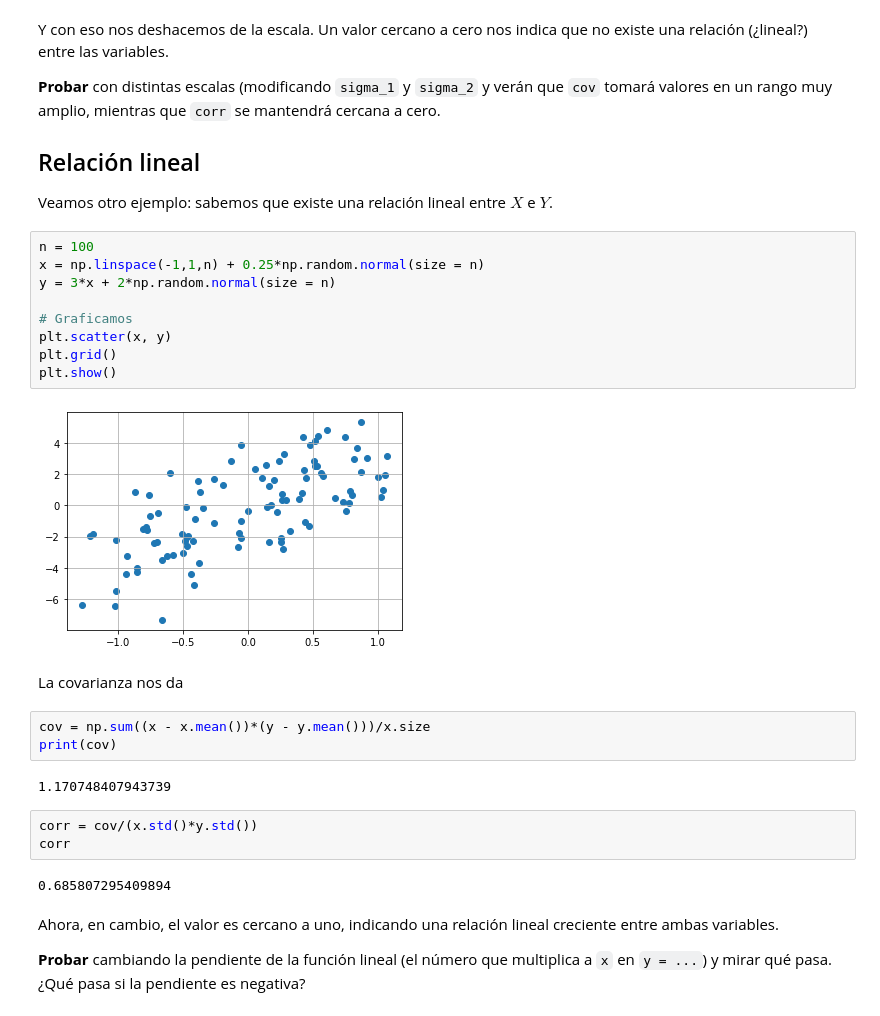
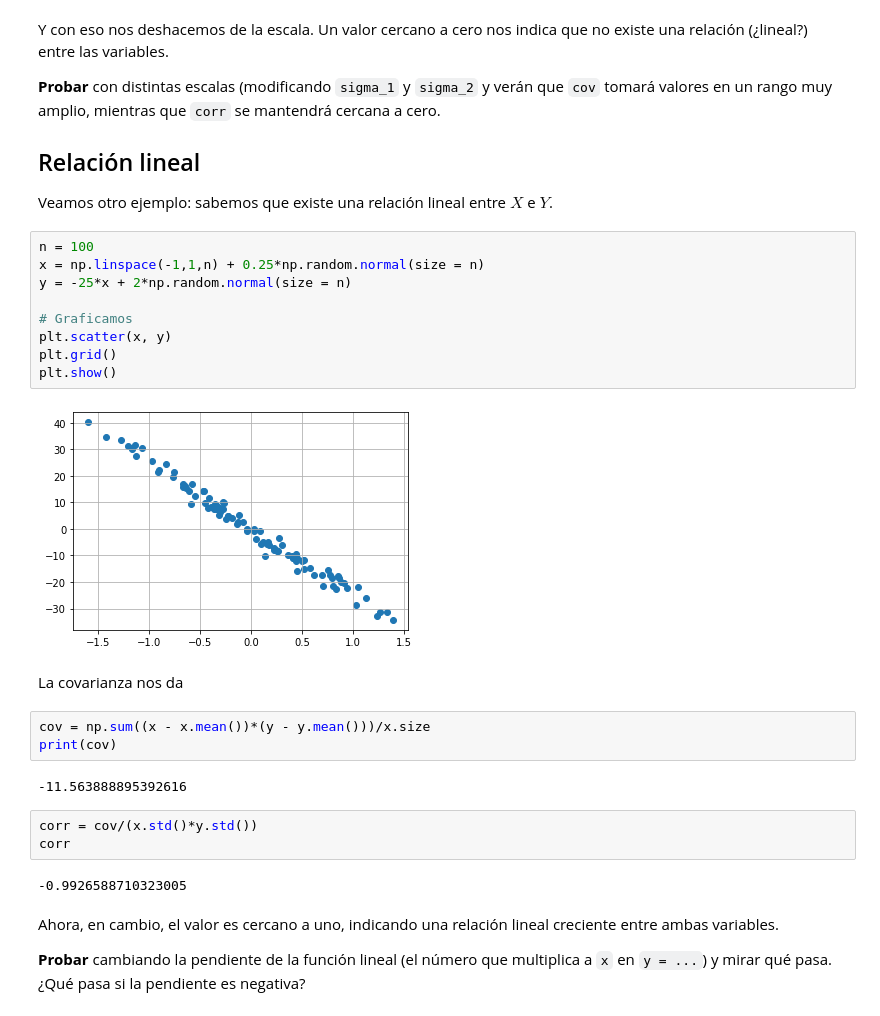
Before and after one commit to JulianLangberg/Bootcamp-DataScience, a Jupyter notebook: DS-M6/Clase 01/Homework_4_Correlación entre Variables.ipynb, the cells around one changed output. Saved outputs shown, nothing was run; the diff lists cells and outputs as text.

```diff
--- a/DS-M6/Clase 01/Homework_4_Correlación entre Variables.ipynb
+++ b/DS-M6/Clase 01/Homework_4_Correlación entre Variables.ipynb
@@ -55,26 +56,26 @@ Veamos otro ejemplo: sabemos que existe una relación lineal entre $X$ e $Y$.
 # %%
 n = 100
 x = np.linspace(-1,1,n) + 0.25*np.random.normal(size = n)
-y = 3*x + 2*np.random.normal(size = n)
+y = -25*x + 2*np.random.normal(size = n)
 
 # Graficamos
 plt.scatter(x, y)
 plt.grid()
 plt.show()
 # %% [output]
-[figure, old version]
+[figure, new version]
 # %% [markdown]
 La covarianza nos da
 # %%
 cov = np.sum((x - x.mean())*(y - y.mean()))/x.size
 print(cov)
 # %% [output]
-1.170748407943739
+-11.563888895392616
 # %%
 corr = cov/(x.std()*y.std())
 corr
 # %% [output]
-0.685807295409894
+-0.9926588710323005
 # %% [markdown]
 Ahora, en cambio, el valor es cercano a uno, indicando una relación lineal creciente entre ambas variables.
 
```
Also changed, not shown: parts of 9 cells of this notebook, 3 other files.
